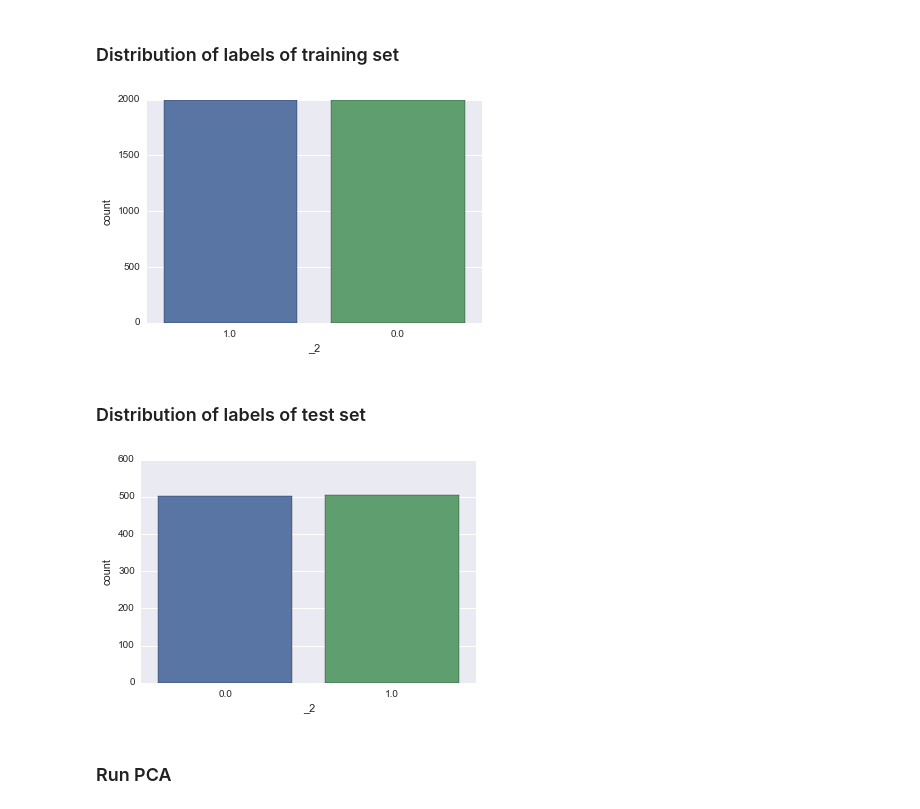
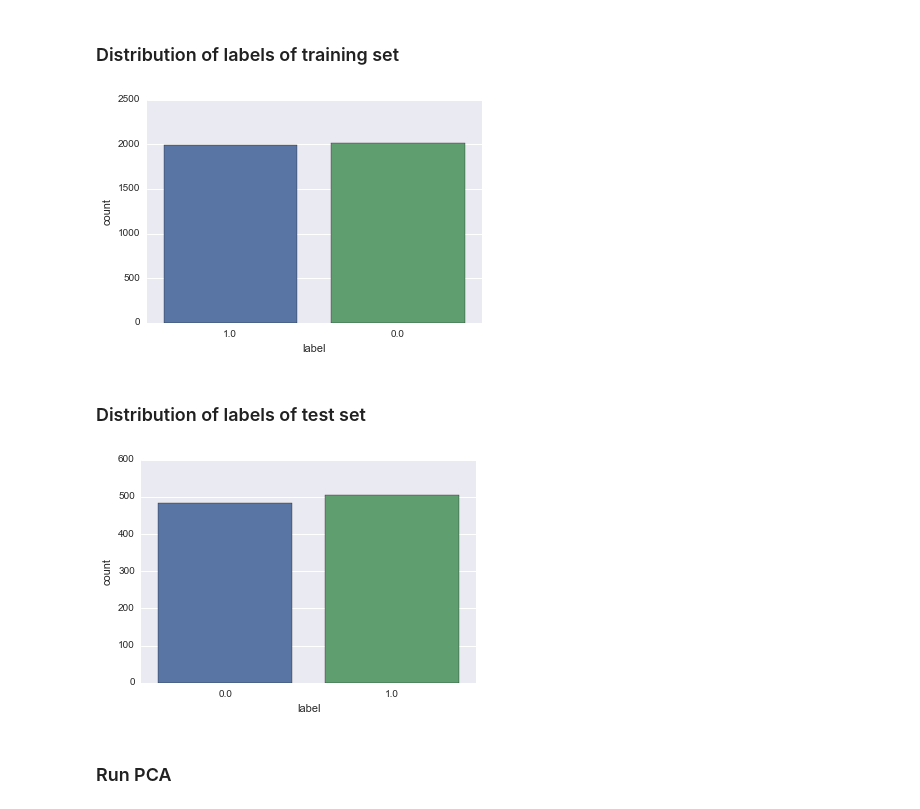
Before and after one commit to openforce/spark-mllib-scala-play, a Jupyter notebook: data/evaluation.ipynb, the cells around one changed output. Drawn from its saved outputs; the diff is of its cells as text; code cells hidden in the pictures.

```diff
--- a/data/evaluation.ipynb
+++ b/data/evaluation.ipynb
@@ -17,5 +17,6 @@ tweets.count()
 5003
 # %%
 df = tweets.toPandas()
+df.columns = ["tokens", "label"]
 df.head()
 # %% [output]
@@ -35,7 +36,7 @@ from pyspark.mllib.feature import HashingTF
 from pyspark.mllib.linalg import Vectors
 from pyspark.mllib.classification import LabeledPoint
 # %%
-coeff = 1500
+coeff = 3000
 hashingTf = HashingTF(coeff)
 # %%
 #vectors = sc.parallelize([hashingTf.transform(tokens) for tokens in df._1])
@@ -45,4 +47,4 @@ def featurize(tokens): return hashingTf.transform(tokens)
 # %%
-df['lpoint'] = df.apply(lambda row: LabeledPoint(row['_2'], featurize(row['_1'])), axis=1)
+df['lpoint'] = df.apply(lambda row: LabeledPoint(row['label'], featurize(row['tokens'])), axis=1)
 df
 # %% [output]
@@ -74,15 +76,15 @@ test = df[~msk]
 # %% [markdown]
 ### Distribution of labels of training set
 # %%
-_ = sns.countplot(x="_2", data=train)
+_ = sns.countplot(x="label", data=train)
 # %% [output]
-[figure, old version]
+[figure, new version]
 # %% [markdown]
 ### Distribution of labels of test set
 # %%
-_ = sns.countplot(x="_2", data=test)
+_ = sns.countplot(x="label", data=test)
 # %% [output]
-[figure, old version]
+[figure, new version]
 # %% [markdown]
 ### Run PCA
 # %%
```
Also changed, not shown: parts of 33 cells of this notebook, 1 other file.
